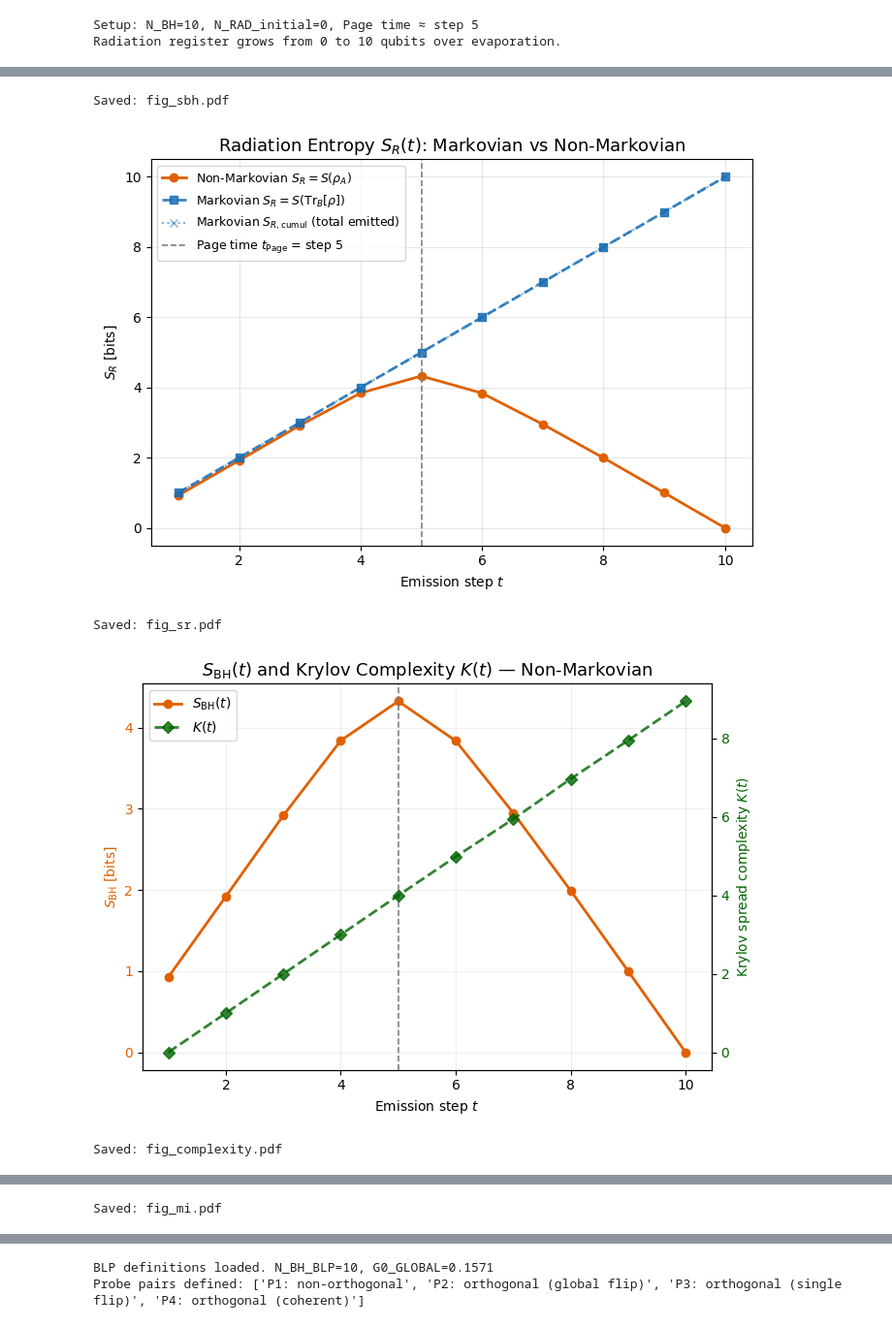
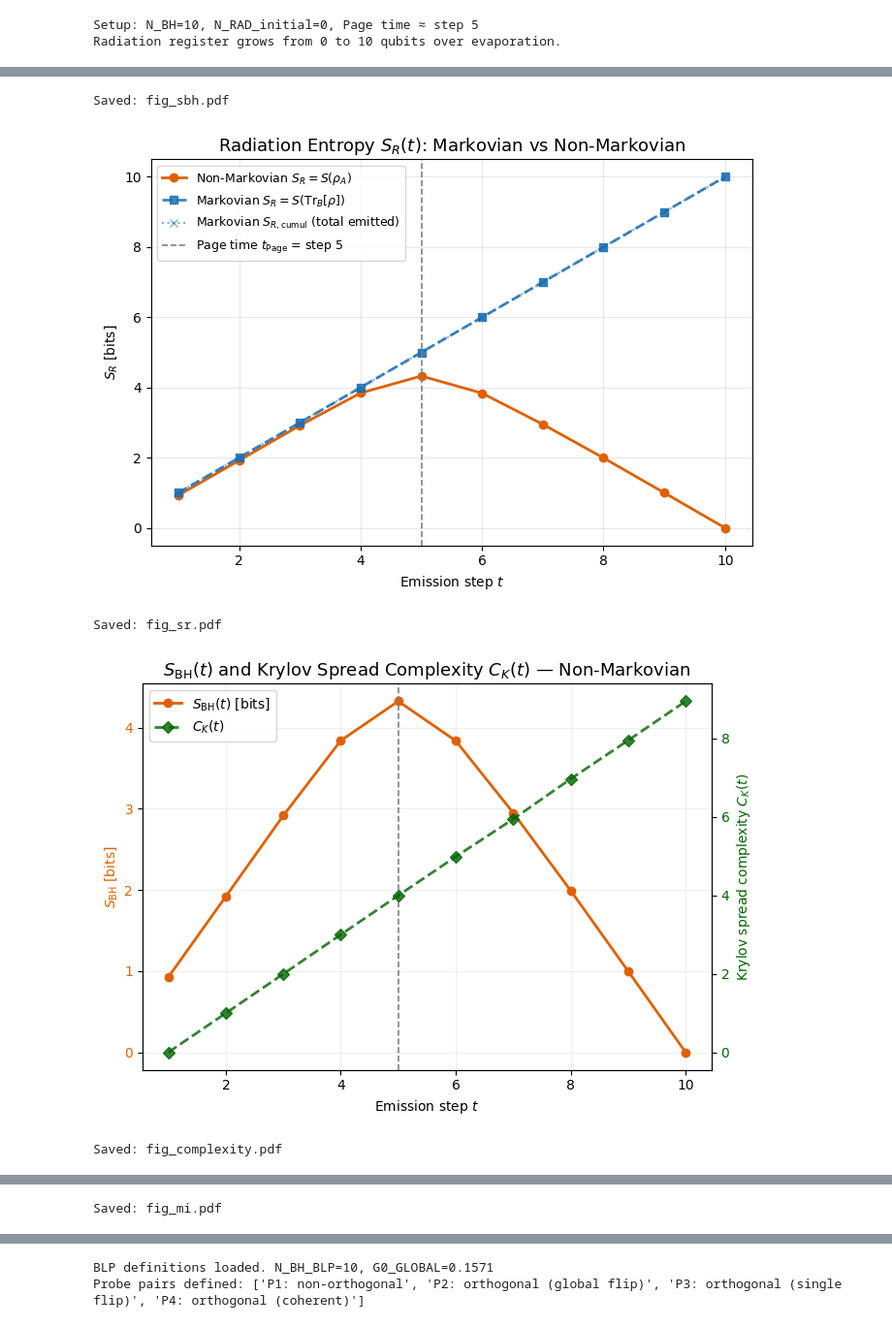
Before and after one commit to aaqhilahamed2004-ops/non-markovian_black-hole_evaporation, a Jupyter notebook: MvNM_v2.ipynb, the cells around one changed output, grey strips where cells are left out. Shown at 97% size. Saved outputs shown, nothing was run; the diff lists cells and outputs as text; code cells hidden in the pictures.

```diff
--- a/MvNM_v2.ipynb
+++ b/MvNM_v2.ipynb
@@ -156,9 +156,9 @@ def compute_spread_complexity(state_history):
     Standard spread complexity (Balasubramanian et al 2022) requires a
     Hamiltonian to generate the Krylov basis via Lanczos recursion.
     Since this model is purely gate-based (no explicit Hamiltonian), we adapt:
-    the Krylov basis {|b_n>} is built by incremental Gram-Schmidt
+    the Krylov basis {|K_n>} is built by incremental Gram-Schmidt
     orthogonalisation of the evolved statevector trajectory {|psi(t)>}.
-    Spread complexity: K(t) = sum_n n |<b_n|psi(t)>|^2.
+    Spread complexity: C_K(t) = sum_n n |<K_n|psi(t)>|^2.
     Global statevector is fixed dimension 2^N_BH throughout — inner products
     are always well-defined.
     """
@@ -174,12 +174,14 @@ def compute_spread_complexity(state_history):
             _krylov_basis.append(vec / norm)
     complexities = []
     for state in state_history:
-        vec = np.array(state.data, dtype=complex).flatten()
-        norm = np.linalg.norm(vec)
-        vec = vec / norm if norm > 1e-12 else vec
-        k_t = sum(n * abs(np.vdot(b, vec))**2
-                  for n, b in enumerate(_krylov_basis))
-        complexities.append(k_t)
+        # Use the FULL normalised statevector — NOT the Gram-Schmidt residual.
+        # The residual from the basis-building loop above is discarded here.
+        psi = np.array(state.data, dtype=complex).flatten()
+        norm = np.linalg.norm(psi)
+        psi = psi / norm if norm > 1e-12 else psi
+        C_K_t = sum(n * abs(np.vdot(K_n, psi))**2
+                    for n, K_n in enumerate(_krylov_basis))
+        complexities.append(C_K_t)
     return complexities
 # %%
 import numpy as np
@@ -427,7 +429,7 @@ dS_bh_nm = np.diff(ebh_nm)
 
 # Krylov complexity — computed here so k_nm is available for all plot cells
 _reset_krylov()
-k_nm = compute_spread_complexity(states_nm)
+c_k_nm = compute_spread_complexity(states_nm)  # C_K(t) — Krylov spread complexity
 
 page_idx  = np.argmax(mi_nm)
 page_step = page_idx + 1
@@ -492,17 +494,17 @@ plt.show(); print('Saved: fig_sr.pdf')
 fig, ax_s = plt.subplots(figsize=(7, 5))
 ax_k = ax_s.twinx()
 l1, = ax_s.plot(s_nm, ebh_nm, 'o-',  color=C_NM,       lw=2,
-                label=r'$S_{\rm BH}(t)$')
-l2, = ax_k.plot(s_nm, k_nm,   'D--', color='darkgreen', lw=2, alpha=0.8,
-                label=r'$K(t)$')
+                label=r'$S_{\rm BH}(t)$ [bits]')
+l2, = ax_k.plot(s_nm, c_k_nm, 'D--', color='darkgreen', lw=2, alpha=0.8,
+                label=r'$C_K(t)$')
 ax_s.axvline(page_step, color='gray', ls='--', lw=1.2,
              label=f'$t_{{\\rm Page}}$ = step {page_step}')
 ax_s.set_ylabel(r'$S_{\rm BH}$ [bits]', color=C_NM)
 ax_s.tick_params(axis='y', labelcolor=C_NM)
-ax_k.set_ylabel(r'Krylov spread complexity $K(t)$', color='darkgreen')
+ax_k.set_ylabel(r'Krylov spread complexity $C_K(t)$', color='darkgreen')
 ax_k.tick_params(axis='y', labelcolor='darkgreen')
 ax_s.legend(handles=[l1, l2], fontsize=10, loc='upper left')
-ax_s.set_title(r'$S_{\rm BH}(t)$ and Krylov Complexity $K(t)$ — Non-Markovian',
+ax_s.set_title(r'$S_{\rm BH}(t)$ and Krylov Spread Complexity $C_K(t)$ — Non-Markovian',
                fontsize=13)
 ax_s.set_xlabel(r'Emission step $t$')
 ax_s.grid(alpha=0.2)
@@ -520,34 +522,34 @@ ax.axvline(page_step, color='gray', ls='--', lw=1.2,
            label=f'Page time $t_{{\\rm Page}}$ = step {page_step}')
 ax.set_title(r'Mutual Information $I(R:BH)(t)$', fontsize=13)
 ax.set_xlabel(r'Emission step $t$')
 ax.set_ylabel(r'$I(R:BH)$ [bits]')
 ax.legend(fontsize=10); ax.grid(alpha=0.3)
 plt.tight_layout()
 plt.savefig('fig_mi.pdf', bbox_inches='tight', dpi=200)
 plt.show(); print('Saved: fig_mi.pdf')
 
 # Fig 5: S_global — verifying purity (NM) vs mixing (Markovian Kraus)
 fig, ax = plt.subplots(figsize=(7, 5))
 ax.plot(s_nm, s_global_nm, 'o-',  color=C_NM, lw=2,
         label=r'Non-Markovian  ($S_{\rm global} \approx 0$, pure)')
 ax.plot(s_m,  s_global_m,  's--', color=C_M,  lw=2, alpha=0.85,
         label=r'Markovian  ($S_{\rm global} > 0$, mixed)')
 ax.axhline(0, color='black', lw=0.8)
 ax.axvline(page_step, color='gray', ls='--', lw=1.2,
            label=f'$t_{{\\rm Page}}$ = step {page_step}')
 ax.set_title(r'Global State Entropy $S_{\rm global}(t)$', fontsize=13)
 ax.set_xlabel(r'Emission step $t$')
 ax.set_ylabel(r'$S_{\rm global}$ [bits]')
 ax.legend(fontsize=10); ax.grid(alpha=0.3)
 plt.tight_layout()
 plt.savefig('fig_sglobal.pdf', bbox_inches='tight', dpi=200)
 plt.show(); print('Saved: fig_sglobal.pdf')
 # %% [output]
 [figure]
 Saved: fig_sbh.pdf
 [figure]
 Saved: fig_sr.pdf
-[figure, old version]
+[figure, new version]
 Saved: fig_complexity.pdf
 [figure]
 Saved: fig_mi.pdf
```
Also changed, not shown: parts of 10 cells of this notebook.
